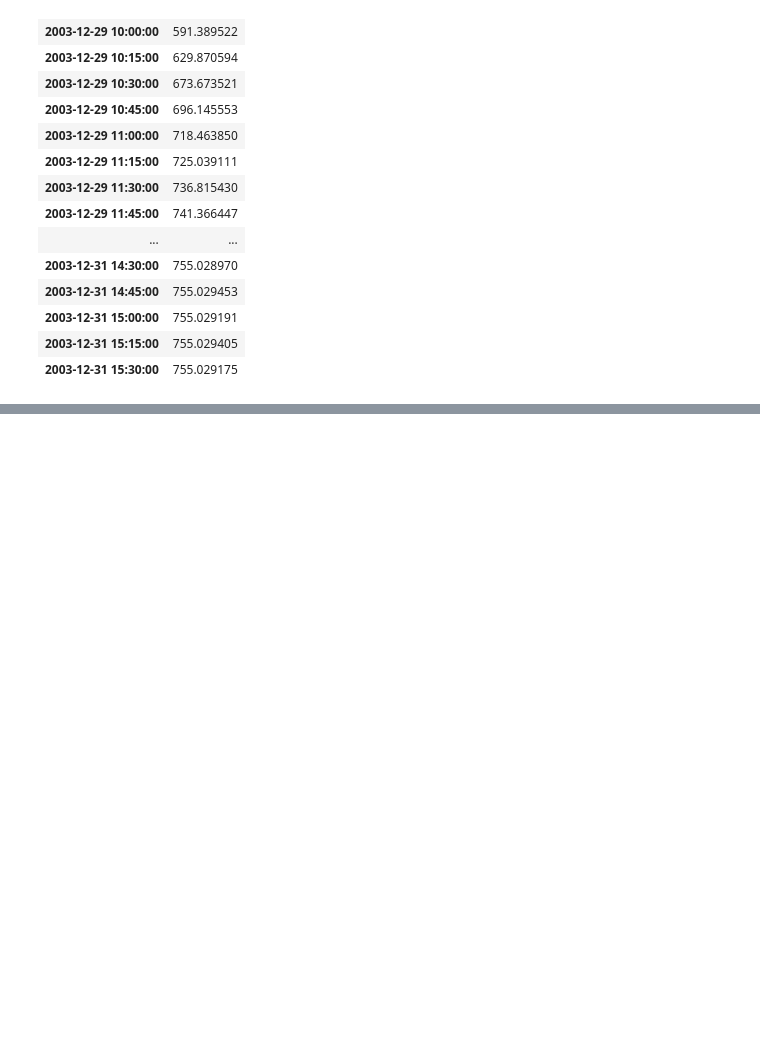
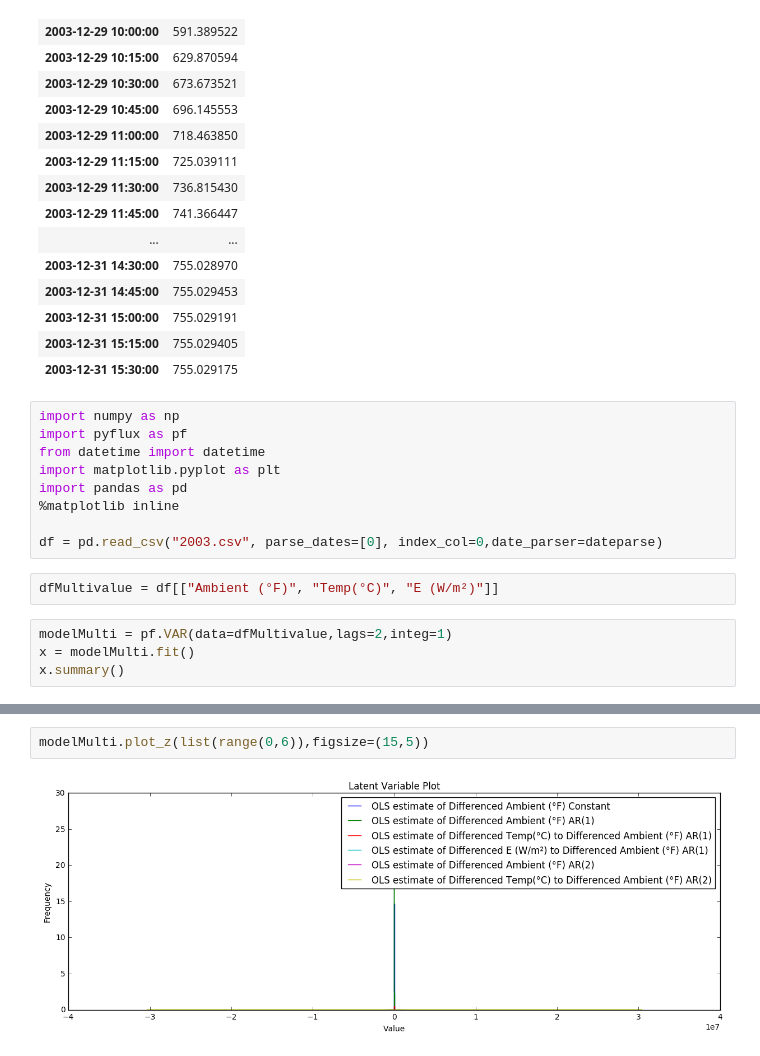
Before and after one commit to ift540-PVAZ/PVAZ, a Jupyter notebook: Untitled1.ipynb, the cells around one changed output, grey strips where cells are left out. Drawn from its saved outputs; the diff is of its cells as text; blank space fills up the shorter version.

Commit message:
Add Multivalue. No idea about wrong or correct.

```diff
--- a/Untitled1.ipynb
+++ b/Untitled1.ipynb
@@ -409,3 +409,18 @@ modelIr.predict(h=50)
 | 2003-12-31 15:00:00 | 755.029191 |
 | 2003-12-31 15:15:00 | 755.029405 |
 | 2003-12-31 15:30:00 | 755.029175 |
+# %%
+import numpy as np
+import pyflux as pf
+from datetime import datetime
+import matplotlib.pyplot as plt
+import pandas as pd
+%matplotlib inline
+
+df = pd.read_csv("2003.csv", parse_dates=[0], index_col=0,date_parser=dateparse)
+# %%
+dfMultivalue = df[["Ambient (°F)", "Temp(°C)", "E (W/m²)"]]
+# %%
+modelMulti = pf.VAR(data=dfMultivalue,lags=2,integ=1)
+x = modelMulti.fit()
+x.summary()
@@ -411,0 +445,4 @@ modelIr.predict(h=50)
+# %%
+modelMulti.plot_z(list(range(0,6)),figsize=(15,5))
+# %% [output]
+[figure, added]
```
Also changed, not shown: parts of 8 cells of this notebook.
